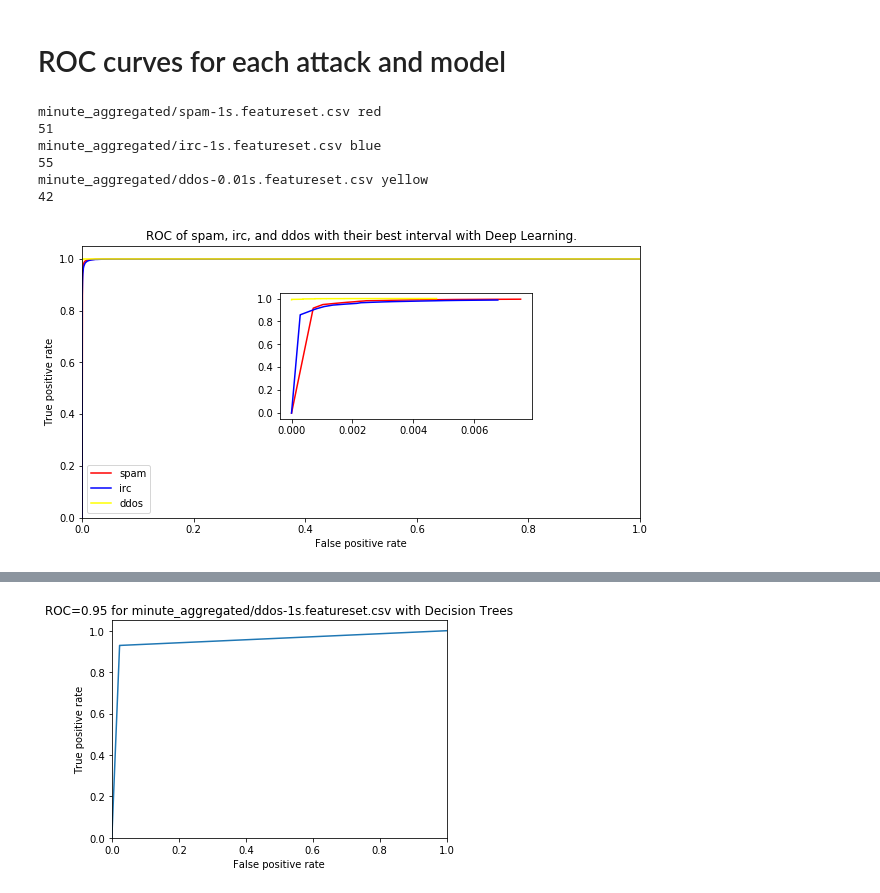
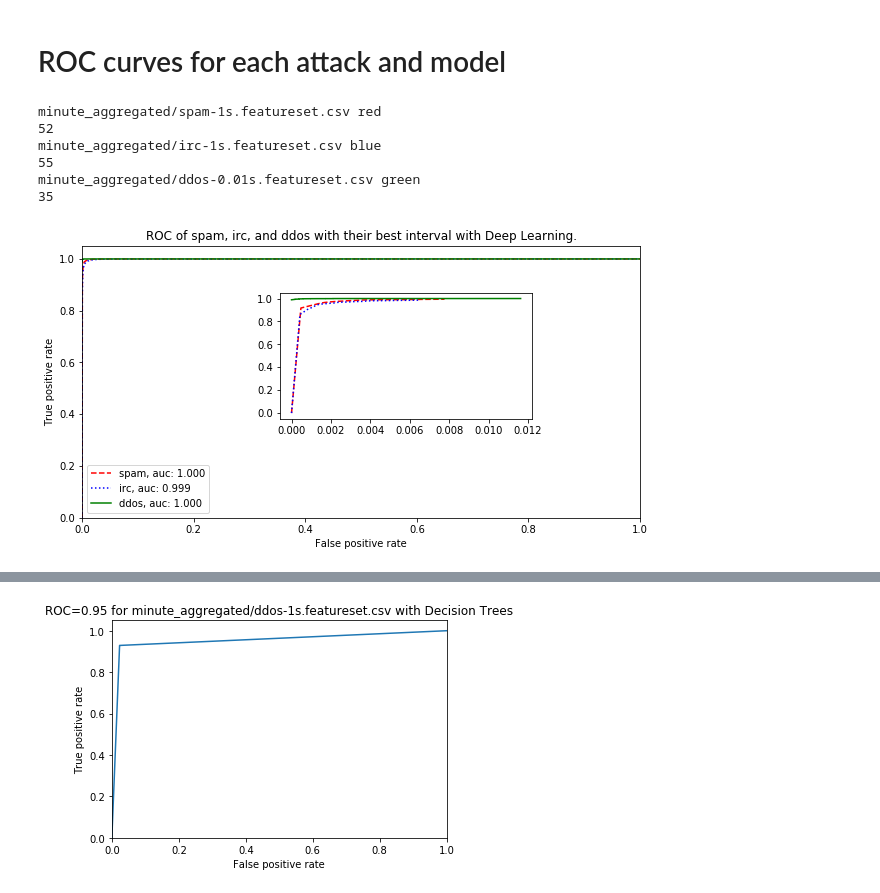
Before and after one commit to SpokenBanana/lambda-code, a Jupyter notebook: ddos-detection/Detecting Attacks.ipynb, the cells around one changed output, grey strips where cells are left out. Drawn from its saved outputs; the diff is of its cells as text; code cells hidden in the pictures.

```diff
--- a/ddos-detection/Detecting Attacks.ipynb
+++ b/ddos-detection/Detecting Attacks.ipynb
@@ -9,12 +7,10 @@ The autoreload extension is already loaded. To reload it, use:
 # Detecting Attacks
 from botnet_detection import summary_of_detection, rf_train, test_dict, get_specific_features_from, dl_train, dl_test_dict
 from summarizer import Summarizer
-from plot_features import plot_conf
-'std_time',
-'std_time',usion_matrix
+from plot_features import plot_confusion_matrix
 attacks = ['spam', 'ddos', 'irc']
-files = ['minute_aggregated/all_background-1.0s.featureset.csv']
-files += ['minute_aggregated/{}_background-1.0s.featureset.csv'.format(attack) for attack in attacks]
+files = ['minute_aggregated/all_background-0.1s.featureset.csv']
+files += ['minute_aggregated/{}_background-0.1s.featureset.csv'.format(attack) for attack in attacks]
 for f in files:
     print(f)
     xtrain, xtest, ytrain, ytest = get_specific_features_from(f, Summarizer().features, has_bots_and_attack=f == 'minute_aggregated/all_background-1.0s.featureset.csv', sample=True)
@@ -231,42 +288,43 @@ Accuracy: 0.9372, Recall: 0.9389, Precision: 0.9660, f1_score: 0.9523
 # ROC curves for Random Forest
 # %matplotlib notebook
 import matplotlib.pyplot as plt
-colors = ['red', 'blue', 'yellow', 'black']
+colors = ['red', 'blue', 'green', 'black']
 attacks = ['spam', 'irc', 'ddos', '']
+linestyles = ['dashed', 'dotted', 'solid']
 X_detail = []
 Y_detail = []
 plt.figure(figsize=(10, 5))
 
 for i, f in enumerate(files):
     print(f, colors[i])
     xtrain, xtest, ytrain, ytest = get_specific_features_from(f, features)
     clf = rf_train(xtrain, ytrain)
     fpr, tpr, auc = get_roc_metrics(clf, xtest, ytest, f)
     print(len(fpr))
     amount = 20
     if i == 2:
         amount = 30
     X_detail.append(fpr[:amount])
     Y_detail.append(tpr[:amount])
-    plot_roc_curve(fpr, tpr, auc, '{} with random forest'.format(f), attacks[i], colors[i])
+    plot_roc_curve(fpr, tpr, auc, '{} with random forest'.format(f), '{}, auc: {:.3f}'.format(attacks[i], auc), colors[i], linestyles[i])
 
 plt.title('ROC of spam, irc, and ddos with their best interval with Deep Learning.')
 plt.legend()
 sub_axes = plt.axes([.4, .4, .35, .35])
 i = 0
 for x, y in zip(X_detail, Y_detail):
-        sub_axes.plot(x, y, color=colors[i], c = 'k')
+        sub_axes.plot(x, y, color=colors[i], c = 'k', linestyle=linestyles[i])
         i += 1
 
 plt.show()
 # %% [output]
 minute_aggregated/spam-1s.featureset.csv red
-51
+52
 minute_aggregated/irc-1s.featureset.csv blue
 55
-minute_aggregated/ddos-0.01s.featureset.csv yellow
-42
+minute_aggregated/ddos-0.01s.featureset.csv green
+35
-[figure, old version]
+[figure, new version]
 # %%
 # ROC curves for Random Forest
 # %matplotlib notebook
```
Also changed, not shown: parts of 5 cells of this notebook.
